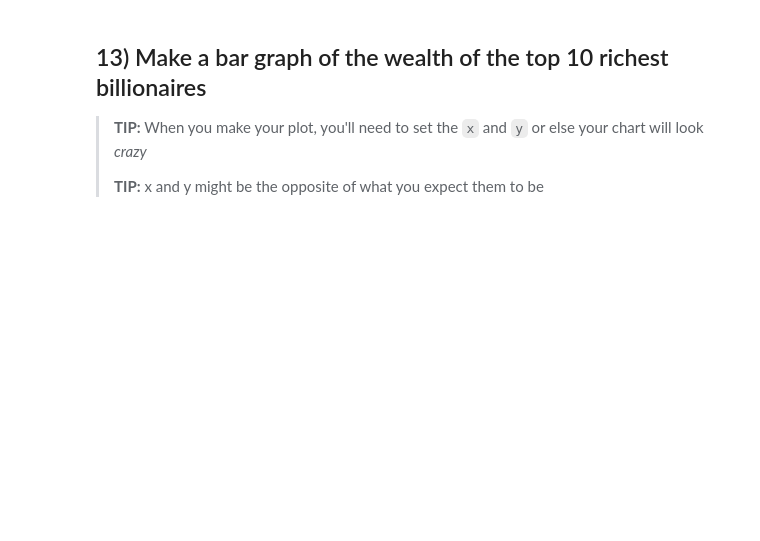
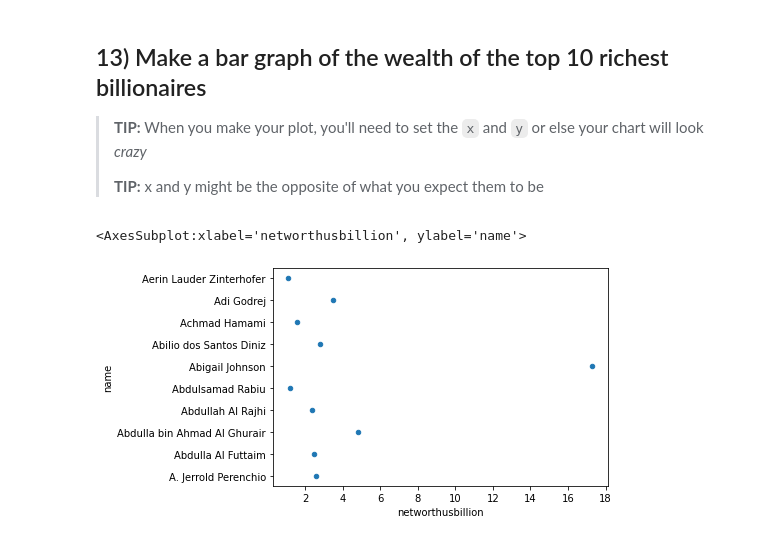
Before and after one commit to Gabieale13/homework-5-carrasquillo, a Jupyter notebook: 02-Billionaires.ipynb, the cells around one changed output. Saved outputs shown, nothing was run; the diff lists cells and outputs as text; code cells hidden in the pictures; blank space fills up the shorter version.

```diff
--- a/02-Billionaires.ipynb
+++ b/02-Billionaires.ipynb
@@ -265,3 +294,11 @@ df.sort_values(by = 'age', ascending = False).head(10)
 > **TIP:** When you make your plot, you'll need to set the `x` and `y` or else your chart will look _crazy_
 >
 > **TIP:** x and y might be the opposite of what you expect them to be
+# %%
+#I tried the following code to sort the values, but it didn't work:
+#df.networthusbillion.head(10).plot.scatter(x='networthusbillion', y='name')
+
+df.head(10).plot.scatter(x='networthusbillion', y='name')
+# %% [output]
+<AxesSubplot:xlabel='networthusbillion', ylabel='name'>
+[figure, added]
```
Also changed, not shown: parts of 5 cells of this notebook.
